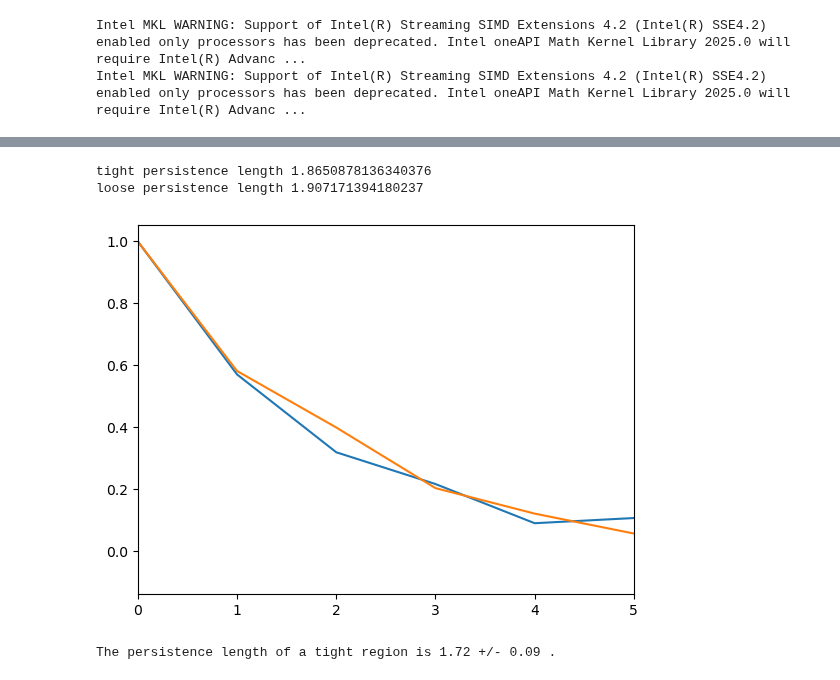
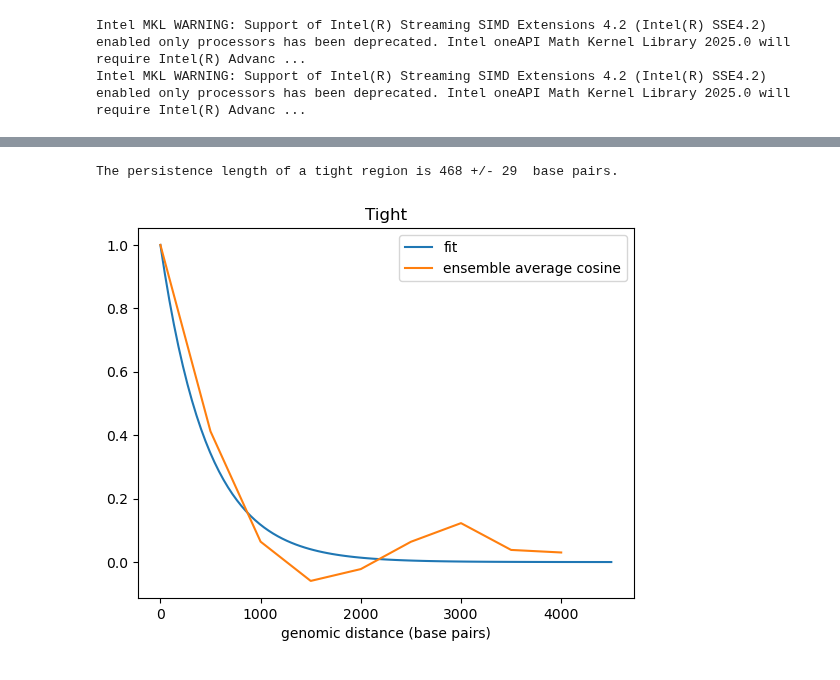
Before and after one commit to DiPierroLab/Douglas, a Jupyter notebook: 6_extra_tools/persistence_length_calculator.ipynb, the cells around one changed output, grey strips where cells are left out. Drawn from its saved outputs; the diff is of its cells as text; code cells hidden in the pictures.

Commit message:
Fix bug in persistence length calculator and make it plot example fits

```diff
--- a/6_extra_tools/persistence_length_calculator.ipynb
+++ b/6_extra_tools/persistence_length_calculator.ipynb
@@ -39,45 +42,46 @@ def decaying_exponential(L, persistence_length):
     return np.exp(-L/persistence_length)
 
 def persistence_length(cosine_average_array): # Given an array of cosines, fits to a decaying exponential and outputs the length scale
-    ds = np.array(range(len(cosine_average_array))) # Array of genomic distances along the chromosome fiber from the beginning
-    initial_guess = (1.0)
+    bead_size = 500 # base pairs
+    N_bead = len(cosine_average_array) # Number of entries in the cosine array
+    ds = bead_size * np.array(range(N_bead)) # Genomic distances in base pairs
+    initial_guess = (500.0)
     popt, pcov = curve_fit(decaying_exponential, ds,cosine_average_array, p0=initial_guess) # Fit the data
-    persistence_length_opt = popt[0] # Extract the optimized persistence length
+    persistence_length_opt = popt[0] # Extract optimized persistence length
     return persistence_length_opt
-# %%
-cos_tight = cosine_average_array(traj_0_tight)
-pers_tight = persistence_length(cos_tight)
-print('tight persistence length',pers_tight)
-
-cos_loose = cosine_average_array(traj_0_loose)
-pers_loose = persistence_length(cos_loose)
-print('loose persistence length',pers_loose)
-# %% [output]
-tight persistence length 1.8650878136340376
-loose persistence length 1.907171394180237
-# %%
-plt.plot(cos_tight,label='tight')
-plt.plot(cos_loose,label='loose')
-plt.xlim(0,5)
-plt.show()
-# %% [output]
-[figure, removed]
 # %%
 pers_length_tight_segment_list = []
 L_0 = 10
-for i in range(0,1000-L_0,L_0):
-    tight_segment = cndbTools.xyz(frames=[10000,50000,100], beadSelection=range(i,i+L_0), XYZ=[0,1,2])
+for i in range(0,1000-L_0):
+    tight_segment = cndbTools.xyz(frames=[10000,30000,100], beadSelection=range(i,i+L_0), XYZ=[0,1,2])
     cos_tight_segment = cosine_average_array(tight_segment)
     pers_tight_segment = persistence_length(cos_tight_segment)
     pers_length_tight_segment_list.append(pers_tight_segment)
 
 pers_length_tight_array = np.array(pers_length_tight_segment_list)
 pers_length_tight_average = np.average(pers_length_tight_array)
 pers_length_tight_std_dev = np.std(pers_length_tight_array)
 
-print('The persistence length of a tight region is',round(pers_length_tight_average,1),'+/-',round(pers_length_tight_std_dev,1),'.')
+print('The persistence length of a tight region is',round(pers_length_tight_average),'+/-',round(pers_length_tight_std_dev),' base pairs.')
+
+# Plot sample persistence length fit as sanity check
+bead_size = 500 # base pairs
+N_bead = len(cos_tight_segment) # Number of entries in the cosine array
+chain_length = bead_size * N_bead # Length of the input array's corresponding chain in base pairs
+
+ds = bead_size * np.array(range(N_bead)) # Genomic distances in base pairs
+fit_x = np.linspace(0,chain_length,101)
+fit_y = np.exp(-fit_x/pers_tight_segment)
+
+plt.plot(fit_x,fit_y,label='fit')
+plt.plot(ds,cos_tight_segment,label='ensemble average cosine')
+plt.title('Tight')
+plt.xlabel('genomic distance (base pairs)')
+plt.legend()
+plt.show()
 # %% [output]
-The persistence length of a tight region is 1.72 +/- 0.09 .
+The persistence length of a tight region is 468 +/- 29  base pairs.
+[figure, added]
 # %%
 pers_length_loose_segment_list = []
 L_0 = 10
```
Also changed, not shown: parts of 2 cells of this notebook, 2 other files.
